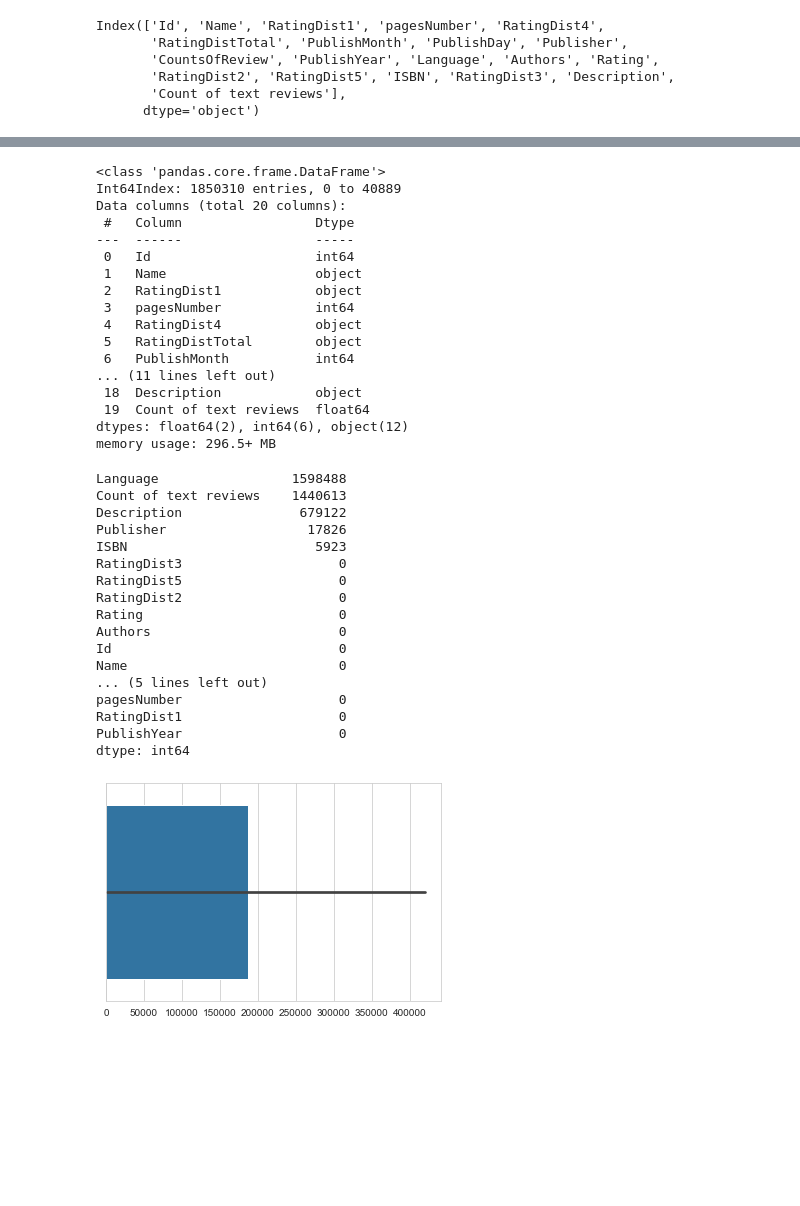
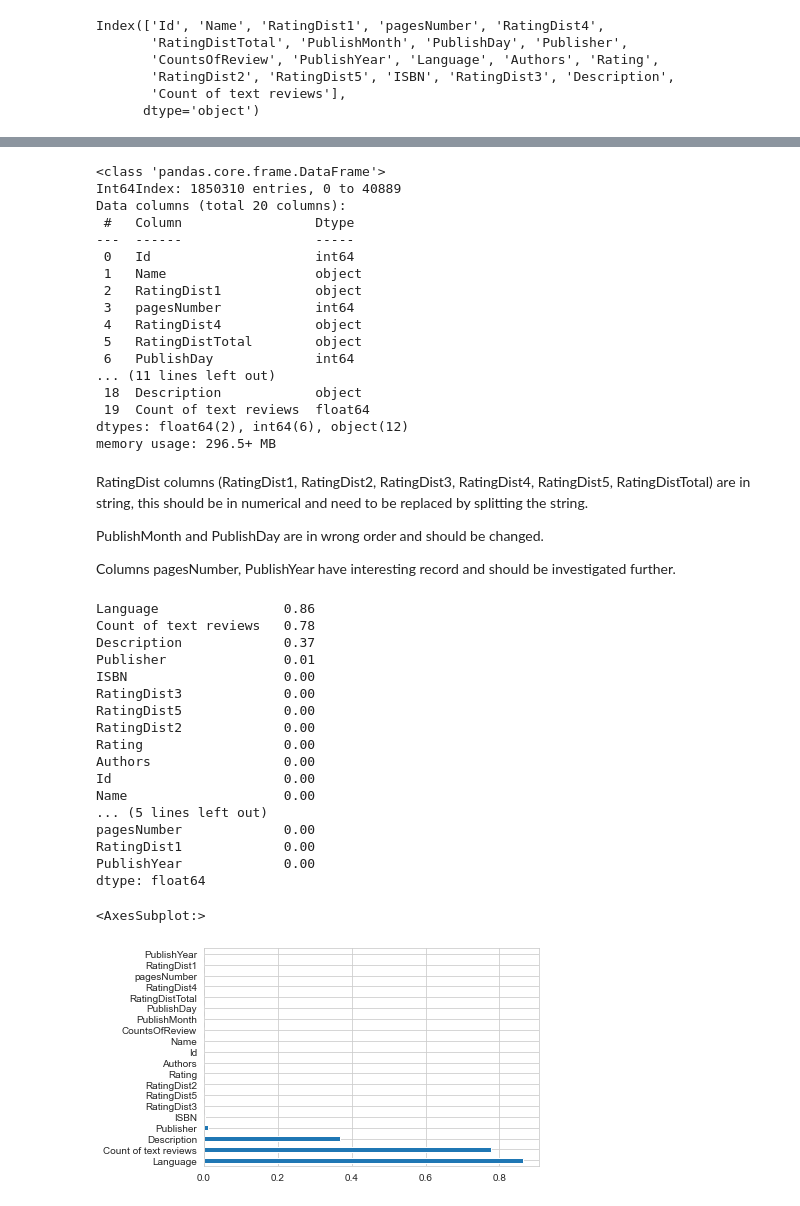
Before and after one commit to raydiwill/goodreads-portfolio, a Jupyter notebook: EDA.ipynb, the cells around one changed output, grey strips where cells are left out. Saved outputs shown, nothing was run; the diff lists cells and outputs as text; code cells hidden in the pictures; blank space fills up the shorter version.

```diff
--- a/EDA.ipynb
+++ b/EDA.ipynb
@@ -36,3 +40,6 @@ Index(['Id', 'Name', 'RatingDist1', 'pagesNumber', 'RatingDist4',
        'RatingDist2', 'RatingDist5', 'ISBN', 'RatingDist3', 'Description',
        'Count of text reviews'],
       dtype='object')
+# %%
+book_df = book_df.rename(columns={"PublishMonth": "PublishDay", "PublishDay": "PublishMonth"})
+book_df.head(5)
@@ -50,35 +77,41 @@ Data columns (total 20 columns):
  3   pagesNumber            int64
  4   RatingDist4            object
  5   RatingDistTotal        object
- 6   PublishMonth           int64
+ 6   PublishDay             int64
 ... (11 lines left out)
  18  Description            object
  19  Count of text reviews  float64
 dtypes: float64(2), int64(6), object(12)
 memory usage: 296.5+ MB
+# %% [markdown]
+RatingDist columns (RatingDist1, RatingDist2, RatingDist3, RatingDist4, RatingDist5, RatingDistTotal) are in string, this should be in numerical and need to be replaced by splitting the string.
+
+PublishMonth and PublishDay are in wrong order and should be changed.
+
+Columns pagesNumber, PublishYear have interesting record and should be investigated further.
 # %%
-missing_values = book_df.isna().sum().sort_values(ascending=False)
-missing_values
+missing_percentage = book_df.isna().sum().sort_values(ascending=False) / len(book_df)
+missing_percentage
 # %% [output]
-Language                 1598488
-Count of text reviews    1440613
-Description               679122
-Publisher                  17826
-ISBN                        5923
-RatingDist3                    0
-RatingDist5                    0
-RatingDist2                    0
-Rating                         0
-Authors                        0
-Id                             0
-Name                           0
+Language                0.86
+Count of text reviews   0.78
+Description             0.37
+Publisher               0.01
+ISBN                    0.00
+RatingDist3             0.00
+RatingDist5             0.00
+RatingDist2             0.00
+Rating                  0.00
+Authors                 0.00
+Id                      0.00
+Name                    0.00
 ... (5 lines left out)
-pagesNumber                    0
-RatingDist1                    0
-PublishYear                    0
-dtype: int64
+pagesNumber             0.00
+RatingDist1             0.00
+PublishYear             0.00
+dtype: float64
-# %%
-sns.barplot(x = missing_values)
-plt.show()
-# %% [output]
-[figure, removed]
+# %%
+missing_percentage.plot(kind="barh")
+# %% [output]
+<AxesSubplot:>
+[figure, added]
```
Also changed, not shown: parts of 9 cells of this notebook.
